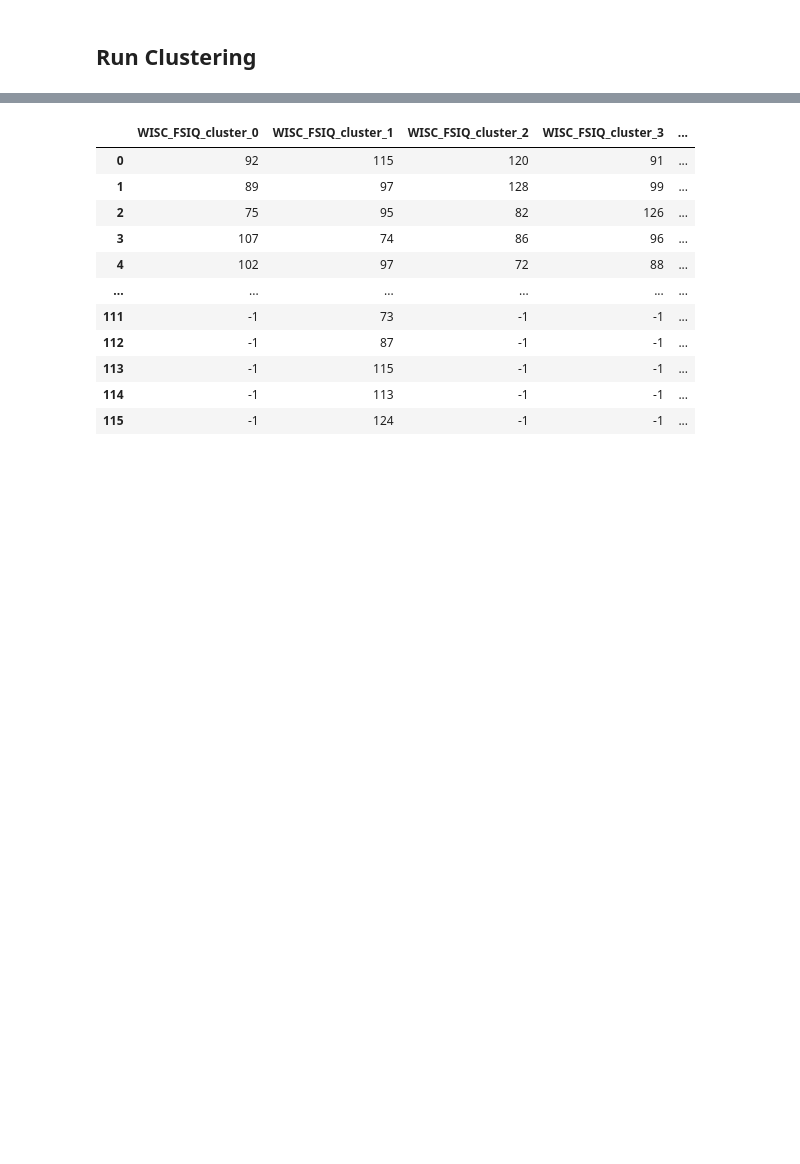
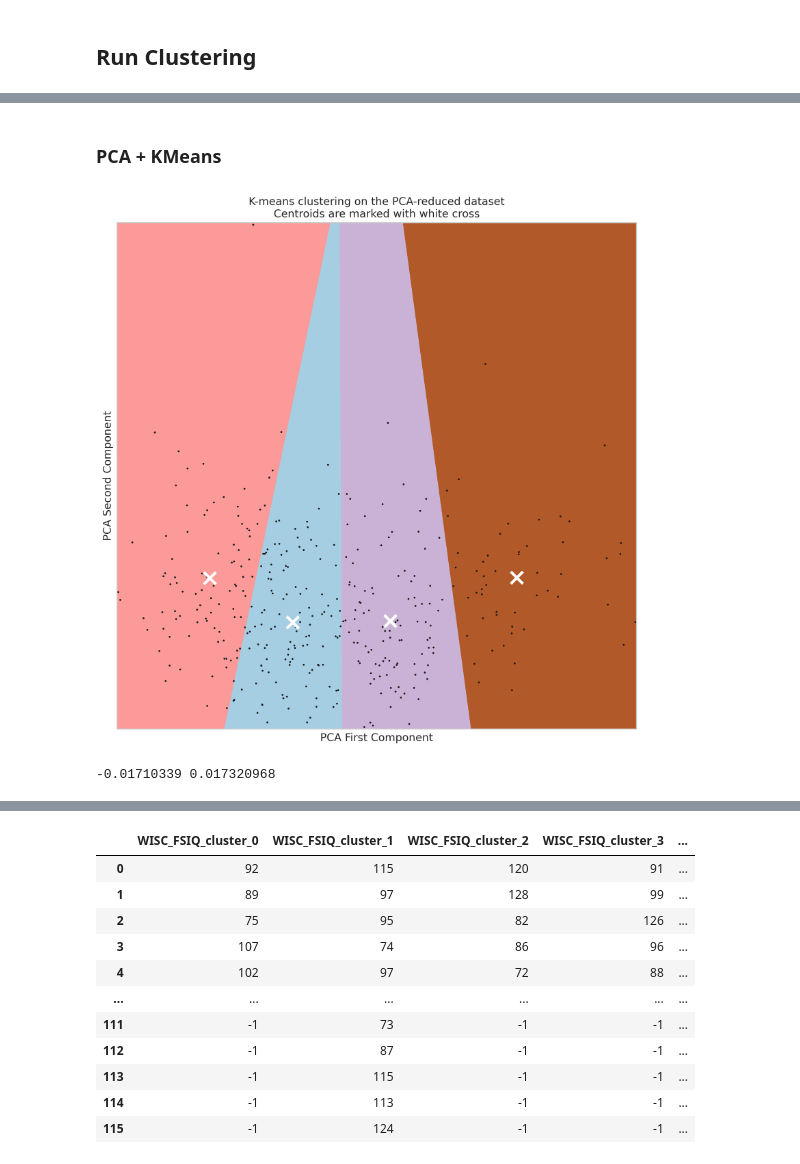
Before and after one commit to Brian-Pho/MSc_Research-Project, a Jupyter notebook: src/Models/KMeans.ipynb, the cells around one changed output, grey strips where cells are left out. Drawn from its saved outputs; the diff is of its cells as text; code cells hidden in the pictures; blank space fills up the shorter version.

```diff
--- a/src/Models/KMeans.ipynb
+++ b/src/Models/KMeans.ipynb
@@ -103,0 +150,55 @@ for cluster in range(0, clusters):
+# %% [markdown]
+### PCA + KMeans
+# %%
+from sklearn.decomposition import PCA
+
+pca = PCA(n_components=2)
+reduced_data = pca.fit_transform(X)
+
+kmeans = KMeans(init="k-means++", n_clusters=4, n_init=4)
+kmeans.fit(reduced_data.astype('double'))
+# %%
+# Step size of the mesh. Decrease to increase the quality of the VQ.
+h = 0.02  # point in the mesh [x_min, x_max]x[y_min, y_max].
+
+# Plot the decision boundary. For that, we will assign a color to each
+x_min, x_max = reduced_data[:, 0].min() - 1, reduced_data[:, 0].max() + 1
+y_min, y_max = reduced_data[:, 1].min() - 1, reduced_data[:, 1].max() + 1
+xx, yy = np.meshgrid(np.arange(x_min, x_max, h), np.arange(y_min, y_max, h))
+
+# Obtain labels for each point in mesh. Use last trained model.
+Z = kmeans.predict(np.c_[xx.ravel(), yy.ravel()])
+
+# Put the result into a color plot
+Z = Z.reshape(xx.shape)
+plt.figure(1)
+plt.clf()
+plt.imshow(
+    Z, interpolation="nearest", extent=(xx.min(), xx.max(), yy.min(), yy.max()),
+    cmap=plt.cm.Paired, aspect="auto", origin="lower",
+)
+
+plt.plot(reduced_data[:, 0], reduced_data[:, 1], "k.", markersize=2)
+# Plot the centroids as a white X
+centroids = kmeans.cluster_centers_
+plt.scatter(
+    centroids[:, 0], centroids[:, 1], marker="x", s=169,
+    linewidths=3, color="w", zorder=10,
+)
+plt.title(
+    "K-means clustering on the PCA-reduced dataset\n"
+    "Centroids are marked with white cross"
+)
+plt.xlim(x_min, x_max)
+plt.ylim(y_min, y_max)
+plt.xticks(())
+plt.yticks(())
+plt.xlabel('PCA First Component')
+plt.ylabel('PCA Second Component')
+plt.show()
+# %% [output]
+[figure, added]
+# %%
+print(np.min(pca.components_), np.max(pca.components_))
+# %% [output]
+-0.01710339 0.017320968
```
Also changed, not shown: parts of 20 cells of this notebook, 19 other files.
